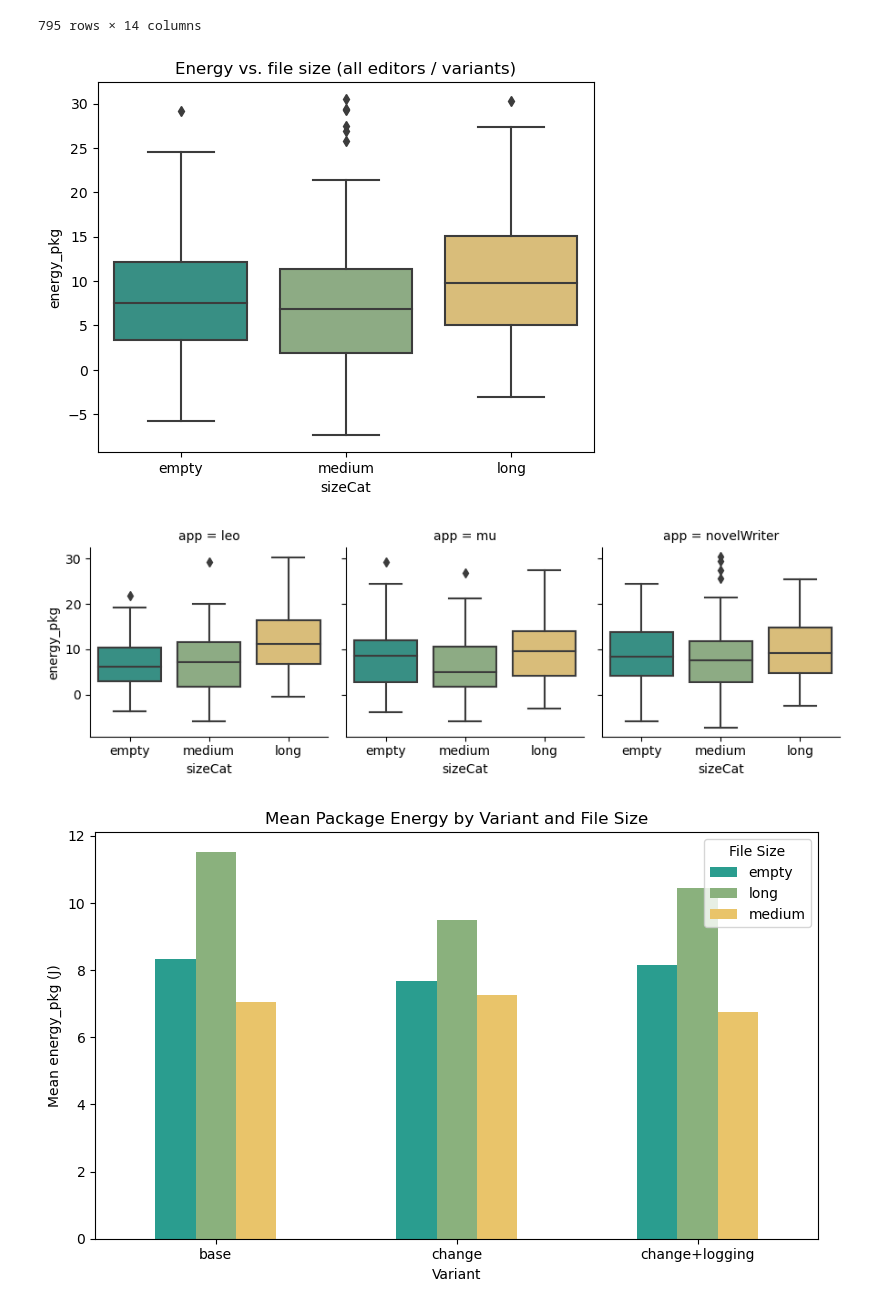
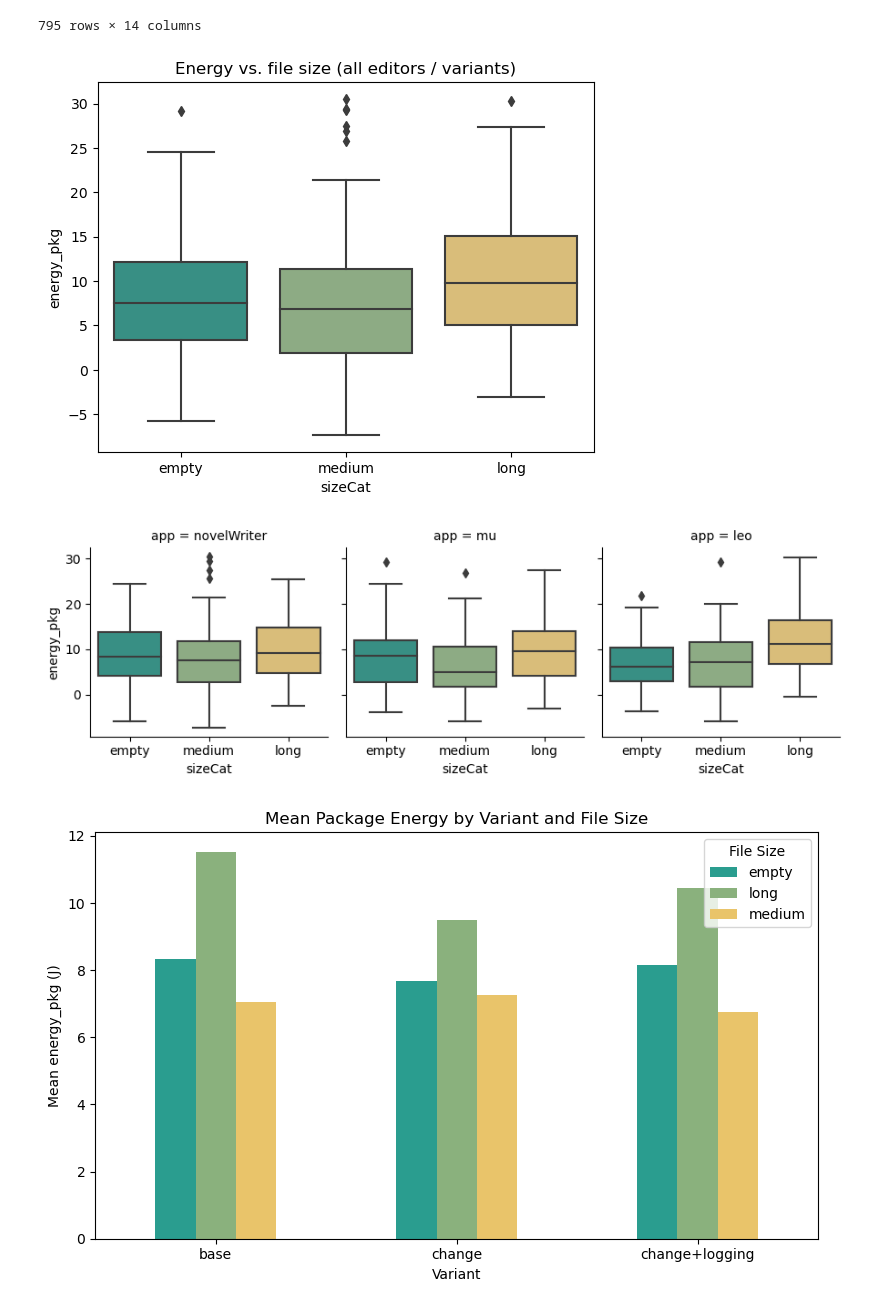
Before and after one commit to MariaKuusvek/MSc-Thesis, a Jupyter notebook: test_results_2/statisticalTestsUsingDelta.ipynb, the cells around one changed output. Saved outputs shown, nothing was run; the diff lists cells and outputs as text; code cells hidden in the pictures.

```diff
--- a/test_results_2/statisticalTestsUsingDelta.ipynb
+++ b/test_results_2/statisticalTestsUsingDelta.ipynb
@@ -574,24 +574,25 @@ original_df = drop_iqr_outliers(original_df, value_col='energy_pkg', by='test')
 # %%
 import seaborn as sns
 import matplotlib.pyplot as plt
 
 # following website was used https://www.geeksforgeeks.org/boxplot-using-seaborn-in-python/
-# chatGPT helped format these diagrams
 
 size_order = pd.CategoricalDtype(['empty', 'medium', 'long'], ordered=True)
+app_order  = pd.CategoricalDtype(['novelWriter', 'mu', 'leo'], ordered=True)
 df = test_df.copy()
 df['sizeCat'] = df['size'].astype(size_order)
+df['app']  = df['app'].astype(app_order)
 df['sizeNum'] = df['sizeCat'].cat.codes
 
 sns.boxplot(data=df, x='sizeCat', y='energy_pkg', palette=["#2A9D8F", "#8AB17D", "#E9C46A"])
 plt.title('Energy vs. file size (all editors / variants)')
 plt.show()
 
-sns.catplot(data=df, x='sizeCat', y='energy_pkg', col='app', kind='box', height=3, aspect=1, palette=["#2A9D8F", "#8AB17D", "#E9C46A"])
+sns.catplot(data=df, x='sizeCat', y='energy_pkg', col='app', col_order=app_order.categories, kind='box', height=3, aspect=1, palette=["#2A9D8F", "#8AB17D", "#E9C46A"])
 plt.show()
 # %% [output]
 [figure]
-[figure, old version]
+[figure, new version]
 # %%
 mean_energy = test_df.groupby(['variant', 'size'])['energy_pkg'].mean().unstack('size')
 
```
Also changed, not shown: parts of 1 cell of this notebook.
